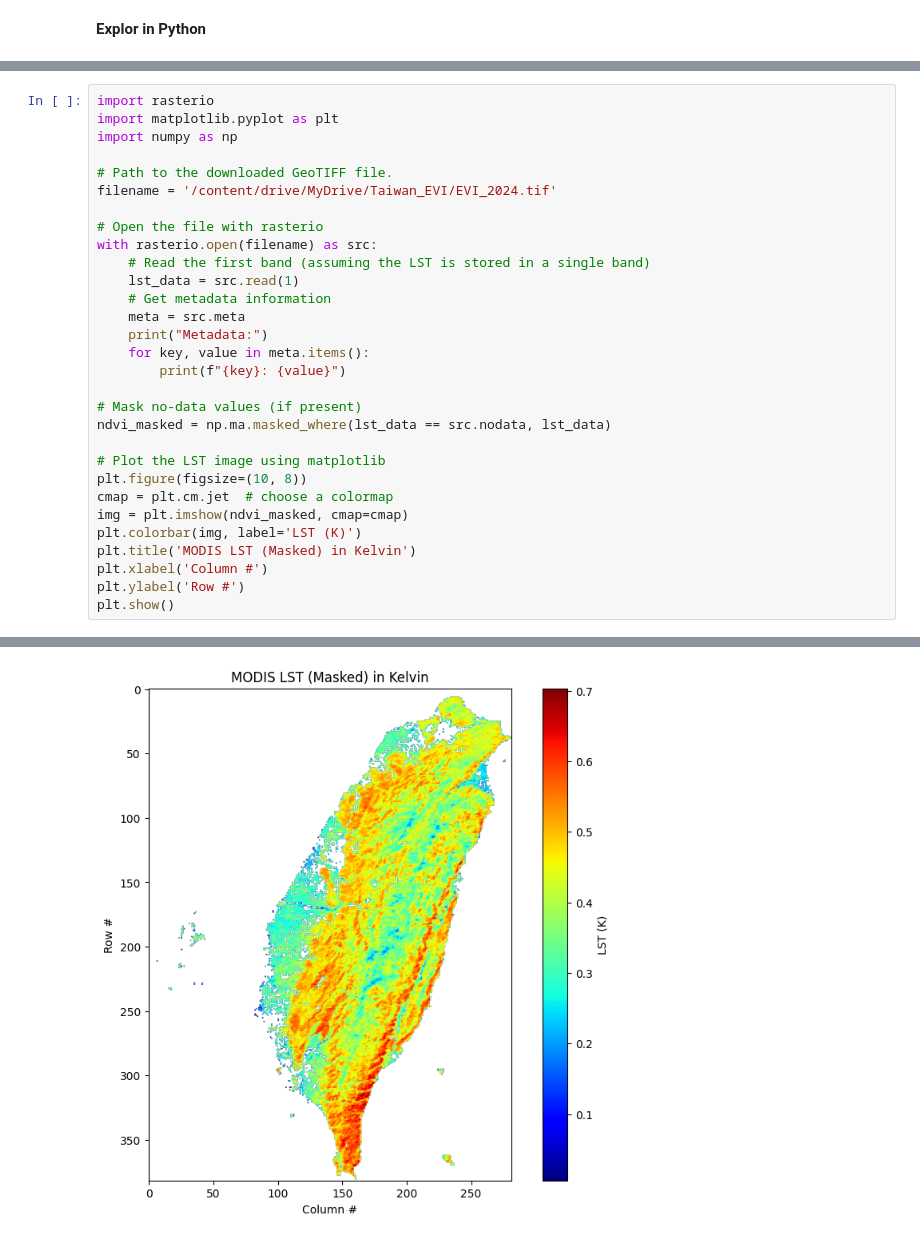
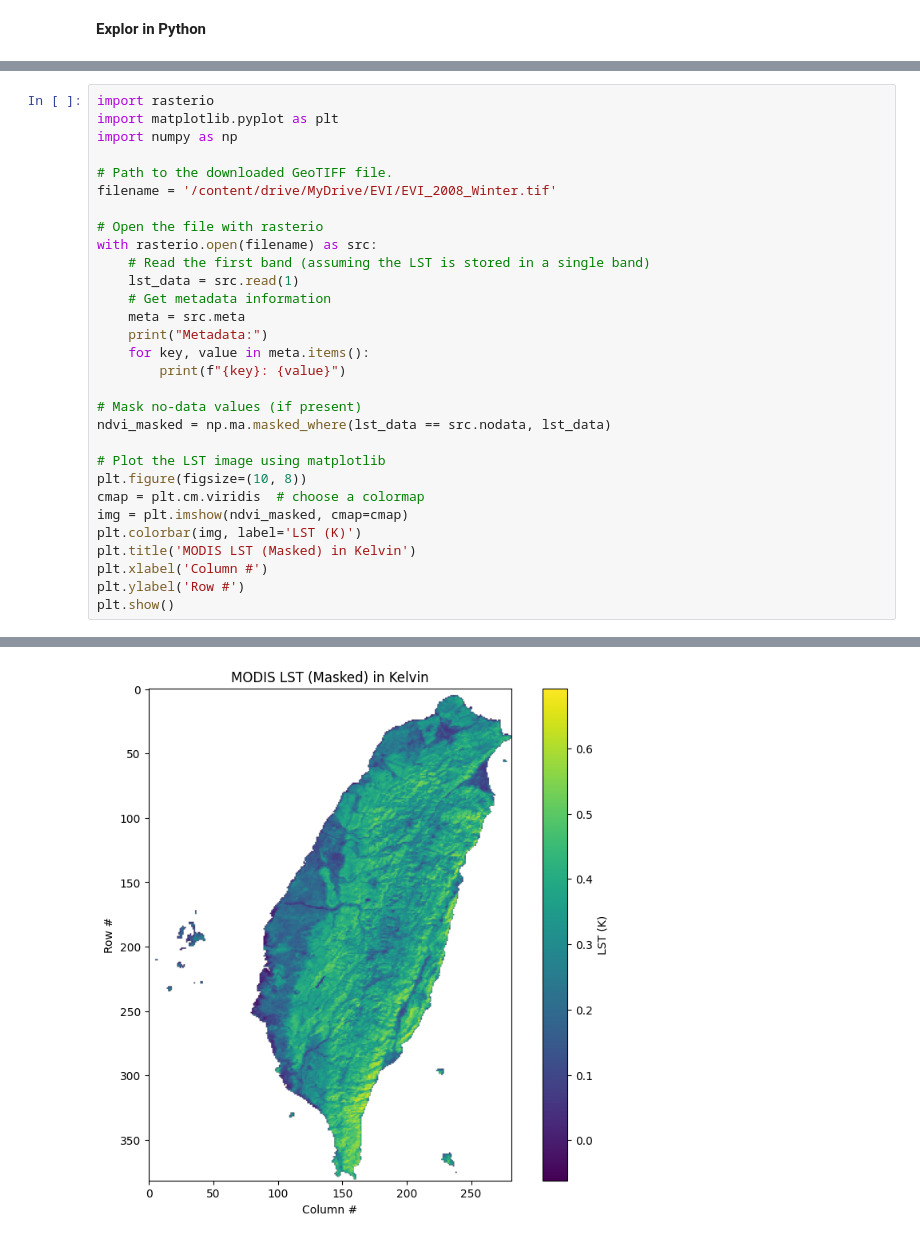
Before and after one commit to melkatewabe10/Machine-learning_LST-Estimation-, a Jupyter notebook: NDVI_EVI_.ipynb, the cells around one changed output, grey strips where cells are left out. Cells and saved outputs as stored; diff of their text form.

```diff
--- a/NDVI_EVI_.ipynb
+++ b/NDVI_EVI_.ipynb
@@ -203,7 +294,7 @@ import matplotlib.pyplot as plt
 import numpy as np
 
 # Path to the downloaded GeoTIFF file.
-filename = '/content/drive/MyDrive/Taiwan_EVI/EVI_2024.tif'
+filename = '/content/drive/MyDrive/EVI/EVI_2008_Winter.tif'
 
 # Open the file with rasterio
 with rasterio.open(filename) as src:
@@ -211,32 +302,32 @@ with rasterio.open(filename) as src:
     lst_data = src.read(1)
     # Get metadata information
     meta = src.meta
     print("Metadata:")
     for key, value in meta.items():
         print(f"{key}: {value}")
 
 # Mask no-data values (if present)
 ndvi_masked = np.ma.masked_where(lst_data == src.nodata, lst_data)
 
 # Plot the LST image using matplotlib
 plt.figure(figsize=(10, 8))
-cmap = plt.cm.jet  # choose a colormap
+cmap = plt.cm.viridis  # choose a colormap
 img = plt.imshow(ndvi_masked, cmap=cmap)
 plt.colorbar(img, label='LST (K)')
 plt.title('MODIS LST (Masked) in Kelvin')
 plt.xlabel('Column #')
 plt.ylabel('Row #')
 plt.show()
 # %% [output]
 Metadata:
 driver: GTiff
 dtype: float64
 nodata: None
 width: 282
 height: 382
 count: 1
 crs: EPSG:32651
 transform: | 1000.00, 0.00, 118000.00|
 | 0.00,-1000.00, 2804000.00|
 | 0.00, 0.00, 1.00|
-[figure, old version]
+[figure, new version]
```
Also changed, not shown: parts of 5 cells of this notebook.
